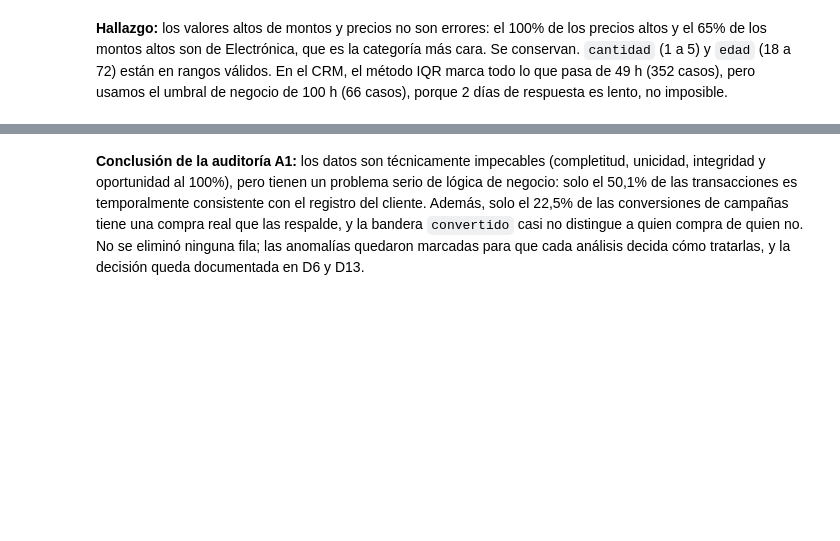
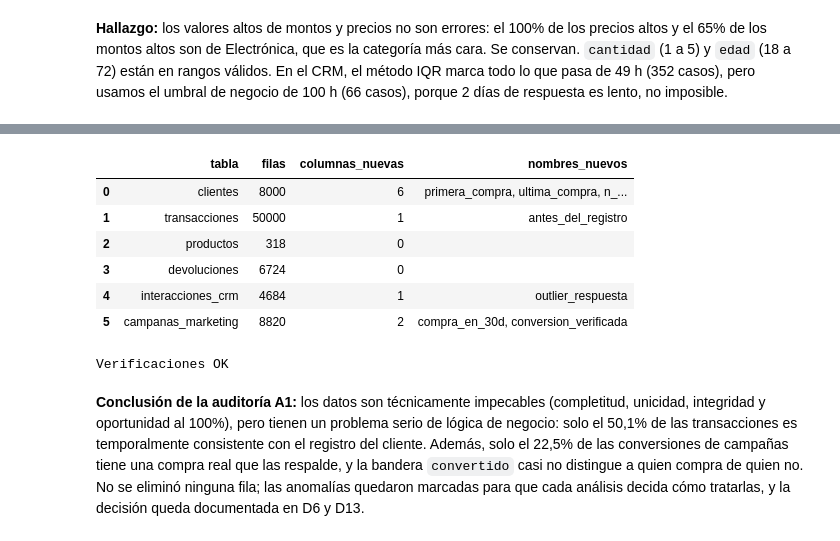
Before and after one commit to Hjanner/retail-intelligence, a Jupyter notebook: notebooks/01_auditoria.ipynb, the cells around one changed output, grey strips where cells are left out. Cells and saved outputs as stored; diff of their text form; code cells hidden in the pictures; blank space fills up the shorter version.

```diff
--- a/notebooks/01_auditoria.ipynb
+++ b/notebooks/01_auditoria.ipynb
@@ -432,3 +401,41 @@ de negocio de 100 h (66 casos), porque 2 días de respuesta es lento, no imposib
+# %%
+limpias = {
+    "clientes": clientes_clean,
+    "transacciones": transacciones_clean,
+    "productos": pr,
+    "devoluciones": dev,
+    "interacciones_crm": crm_clean,
+    "campanas_marketing": campanas_clean,
+}
+for nombre, df in limpias.items():
+    df.to_csv(CLEAN / f"{nombre}.csv", index=False)
+
+pd.DataFrame({
+    "tabla": limpias.keys(),
+    "filas": [len(df) for df in limpias.values()],
+    "columnas_nuevas": [len(df.columns) - len(dfs[n].columns) for n, df in limpias.items()],
+    "nombres_nuevos": [", ".join(c for c in df.columns if c not in dfs[n].columns) for n, df in limpias.items()],
+})
+# %% [output]
+|  | tabla | filas | columnas_nuevas | nombres_nuevos |
+| 0 | clientes | 8000 | 6 | primera_compra, ultima_compra, n_... |
+| 1 | transacciones | 50000 | 1 | antes_del_registro |
+| 2 | productos | 318 | 0 |  |
+| 3 | devoluciones | 6724 | 0 |  |
+| 4 | interacciones_crm | 4684 | 1 | outlier_respuesta |
+| 5 | campanas_marketing | 8820 | 2 | compra_en_30d, conversion_verificada |
+# %%
+# Verificaciones: ninguna fila se perdió y las marcas cuadran con los bloques 2 y 4
+assert all(len(limpias[n]) == len(dfs[n]) for n in dfs)
+assert clientes_clean.es_lead.sum() == 392
+assert clientes_clean.registro_posterior_a_compra.sum() == tc[antes_registro].cliente_id.nunique()
+assert transacciones_clean.antes_del_registro.sum() == tx_antes_registro
+assert crm_clean.outlier_respuesta.sum() == crm_outliers
+assert len(campanas_clean) == 8820
+assert campanas_clean.conversion_verificada.sum() == 179
+print("Verificaciones OK")
+# %% [output]
+Verificaciones OK
 # %% [markdown]
 **Conclusión de la auditoría A1:** los datos son técnicamente impecables (completitud,
 unicidad, integridad y oportunidad al 100%), pero tienen un problema serio de lógica de negocio: solo el
```
Also changed, not shown: parts of 7 cells of this notebook, 1 other file.
